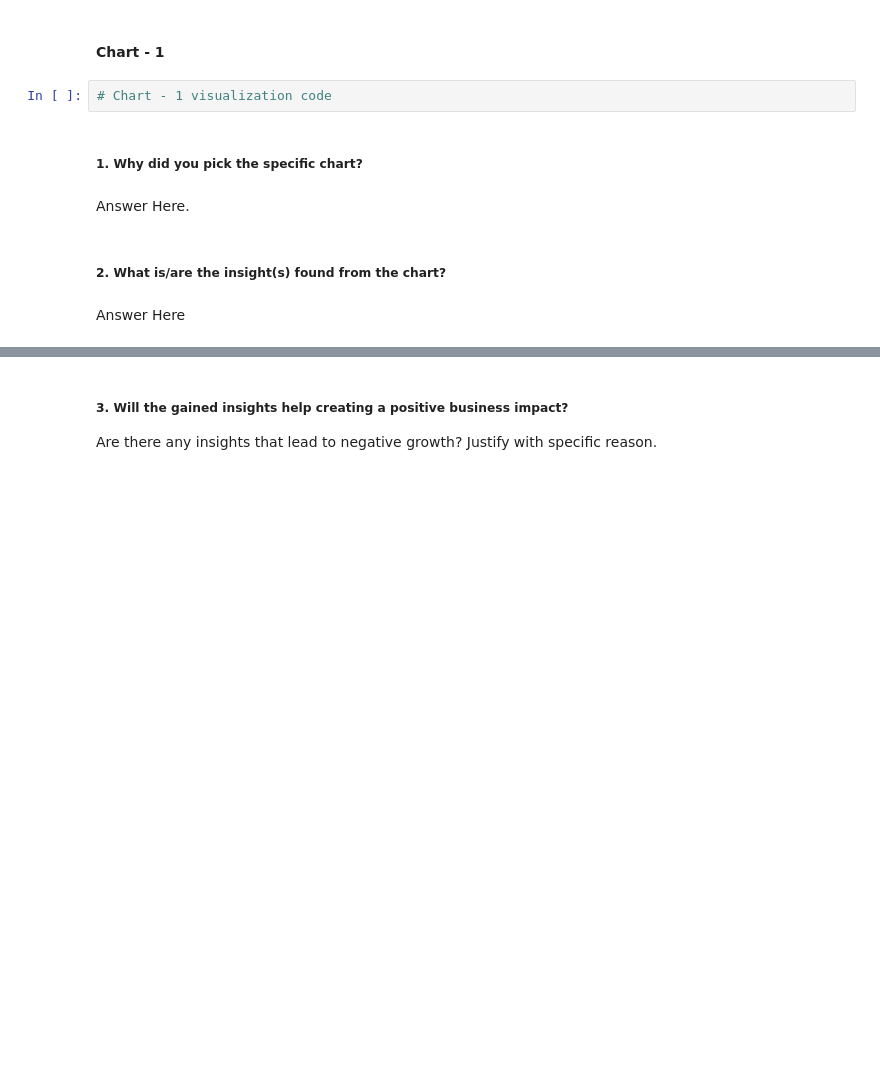
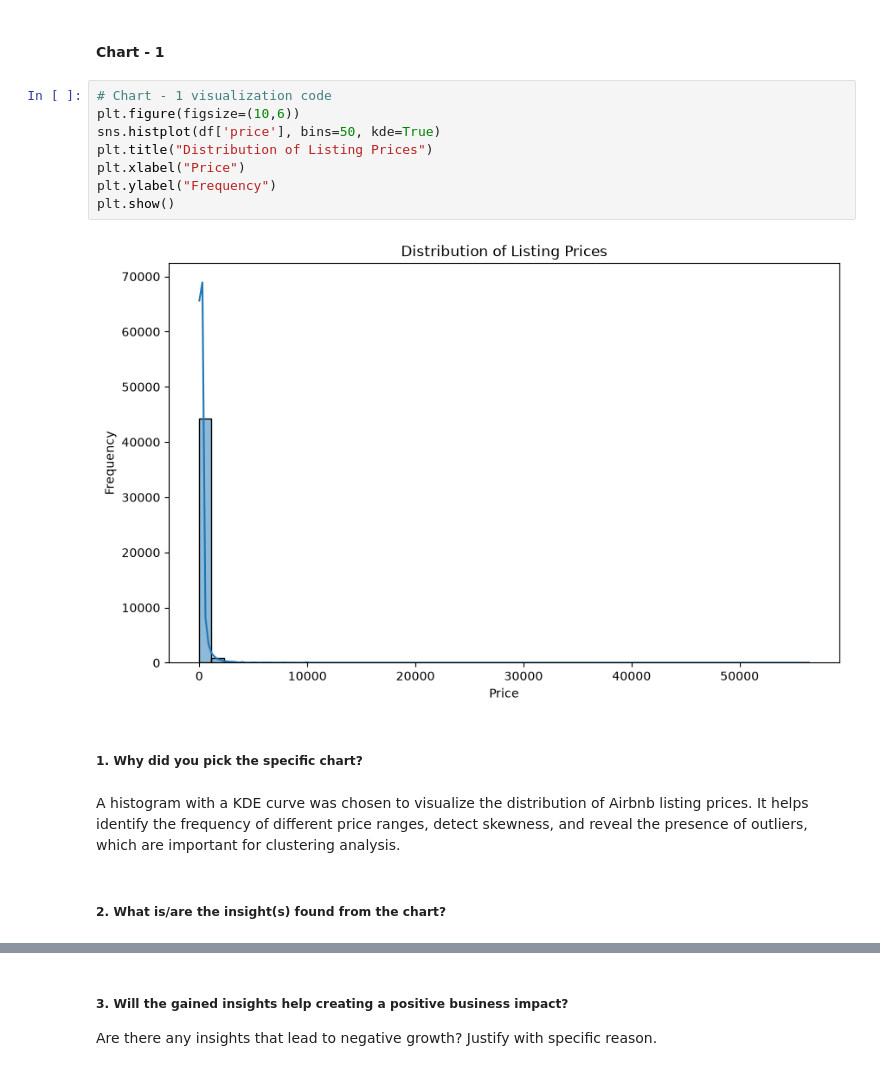
Before and after one commit to Krishna-matic/Machine_Learning_Projects, a Jupyter notebook: 04_Los_Angeles_Airbnb_Listings_Clustering/Clustering_ML_Project.ipynb, the cells around one changed output, grey strips where cells are left out. Saved outputs shown, nothing was run; the diff lists cells and outputs as text; blank space fills up the shorter version.

```diff
--- a/04_Los_Angeles_Airbnb_Listings_Clustering/Clustering_ML_Project.ipynb
+++ b/04_Los_Angeles_Airbnb_Listings_Clustering/Clustering_ML_Project.ipynb
@@ -468,13 +483,19 @@ Answer Here.
 ## ***4. Data Vizualization, Storytelling & Experimenting with charts : Understand the relationships between variables***
 # %% [markdown]
 #### Chart - 1
-# %%
-# Chart - 1 visualization code
+# %%
+# Chart - 1 visualization code
+plt.figure(figsize=(10,6))
+sns.histplot(df['price'], bins=50, kde=True)
+plt.title("Distribution of Listing Prices")
+plt.xlabel("Price")
+plt.ylabel("Frequency")
+plt.show()
+# %% [output]
+[figure, added]
 # %% [markdown]
 ##### 1. Why did you pick the specific chart?
-# %% [markdown]
-Answer Here.
+# %% [markdown]
+A histogram with a KDE curve was chosen to visualize the distribution of Airbnb listing prices. It helps identify the frequency of different price ranges, detect skewness, and reveal the presence of outliers, which are important for clustering analysis.
 # %% [markdown]
 ##### 2. What is/are the insight(s) found from the chart?
-# %% [markdown]
-Answer Here
```
Also changed, not shown: parts of 124 cells of this notebook.
